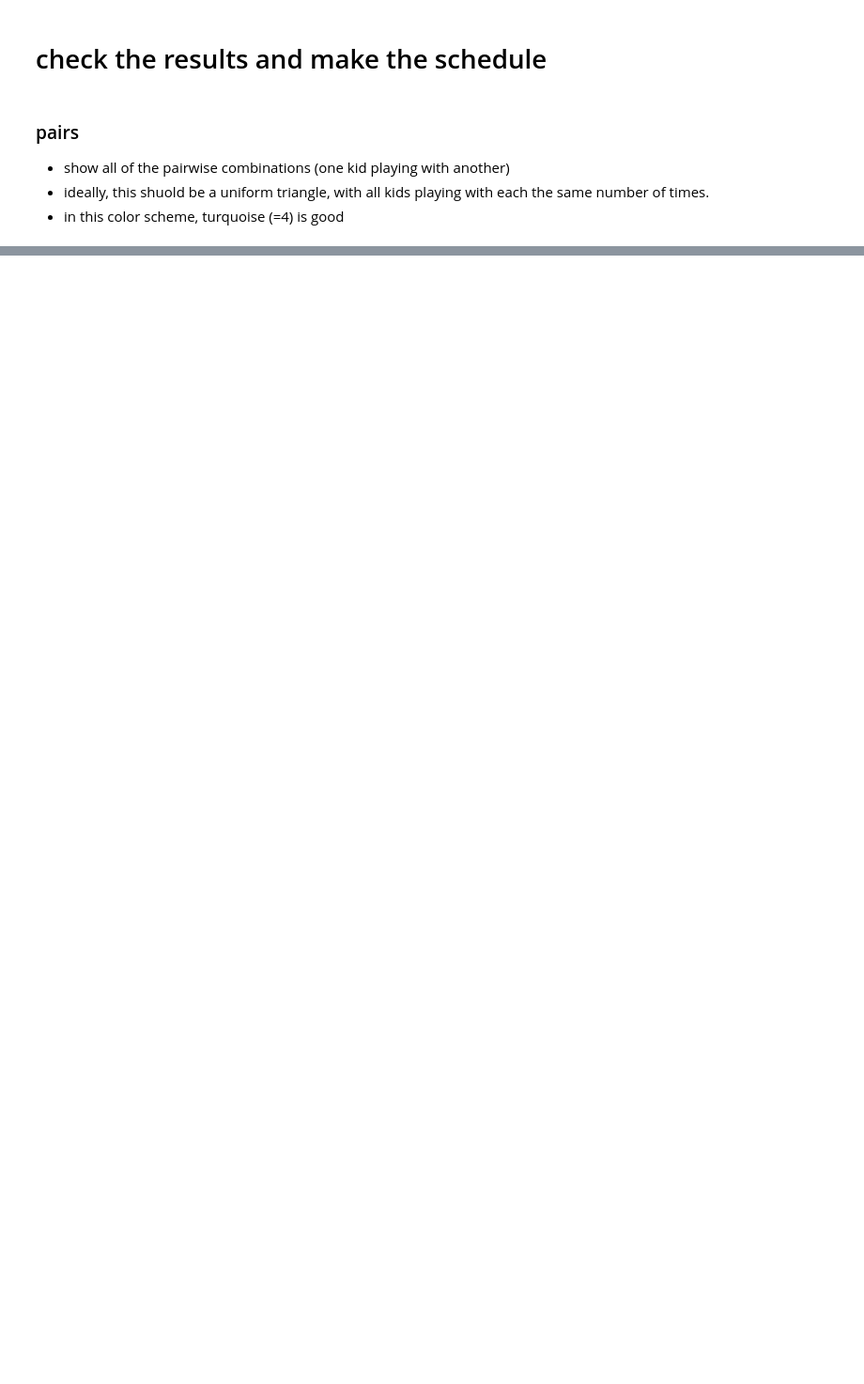
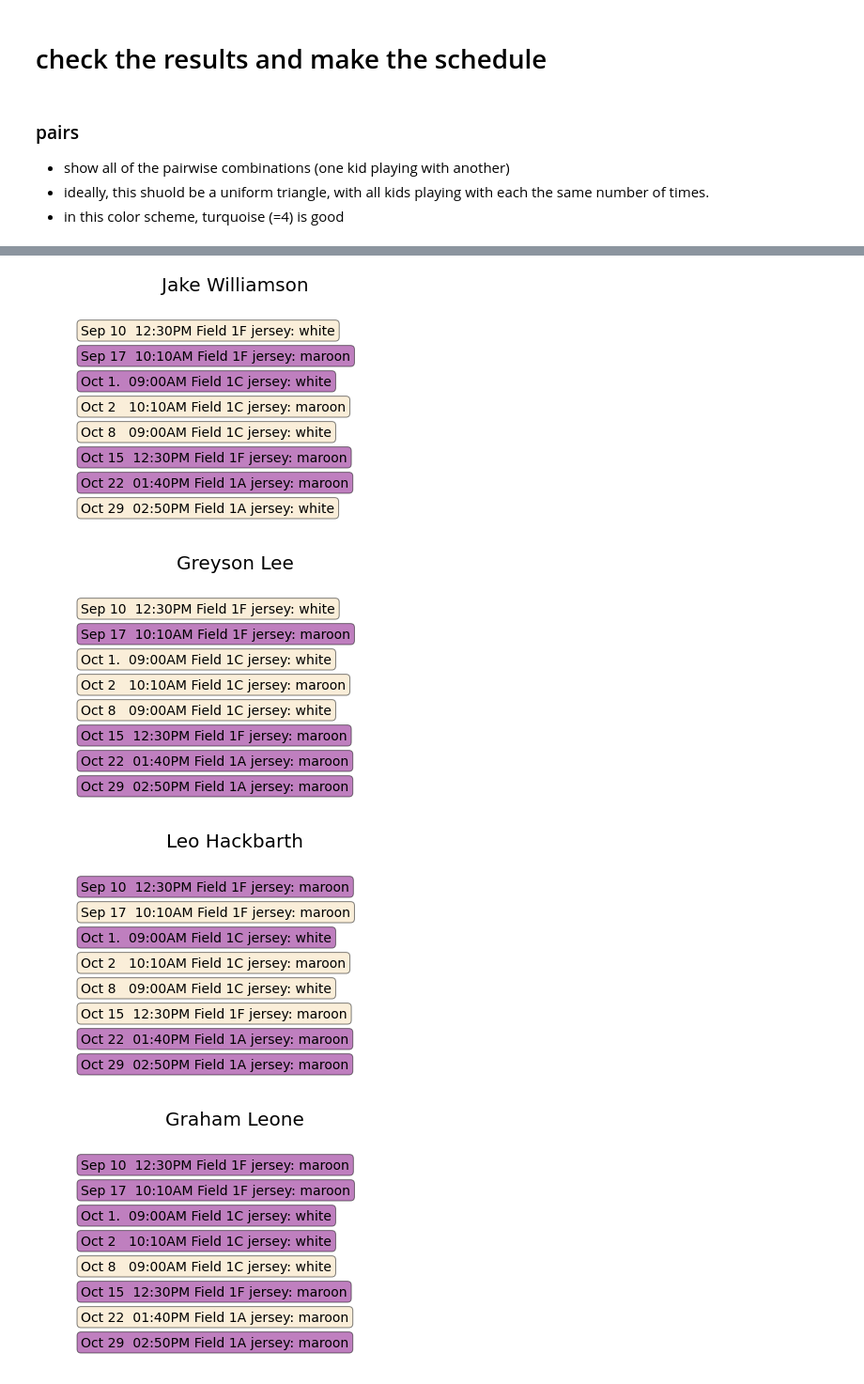
Before and after one commit to danieljdenman/binder, a Jupyter notebook: Rapids7U_GameAssignment-Copy1.ipynb, the cells around one changed output, grey strips where cells are left out. Shown at 94% size. Drawn from its saved outputs; the diff is of its cells as text; code cells hidden in the pictures; blank space fills up the shorter version.

```diff
--- a/Rapids7U_GameAssignment-Copy1.ipynb
+++ b/Rapids7U_GameAssignment-Copy1.ipynb
@@ -281,0 +304,9 @@ for week in np.arange(weeks):
+# %%
+for player in roster:
+    p=plot_for_player(player,weeks)
+    p.savefig('/Users/danieljdenman/Desktop/'+player+'.png')
+# %% [output]
+[figure, added]
+[figure, added]
+[figure, added]
+[figure, added]
```
Also changed, not shown: parts of 7 cells of this notebook.
